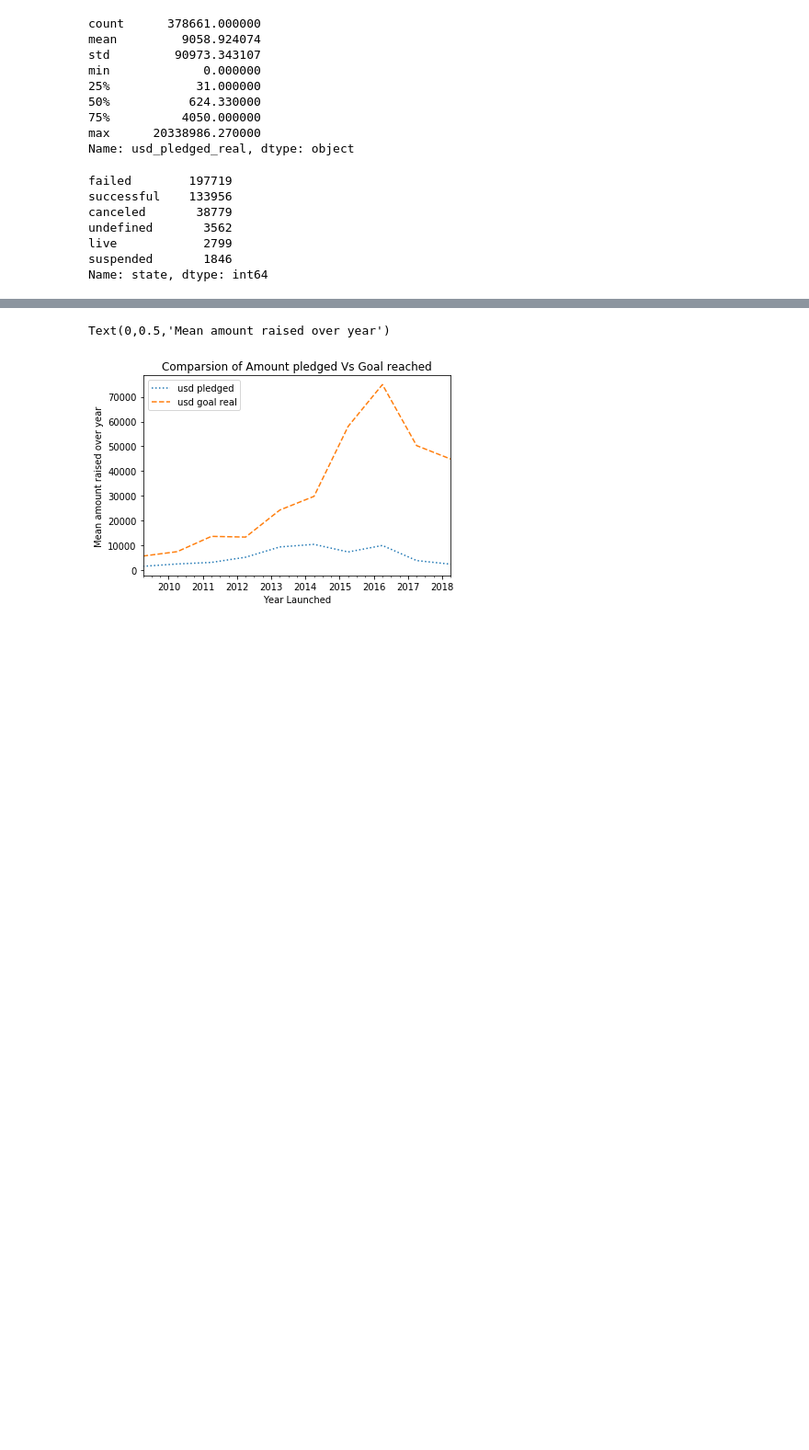
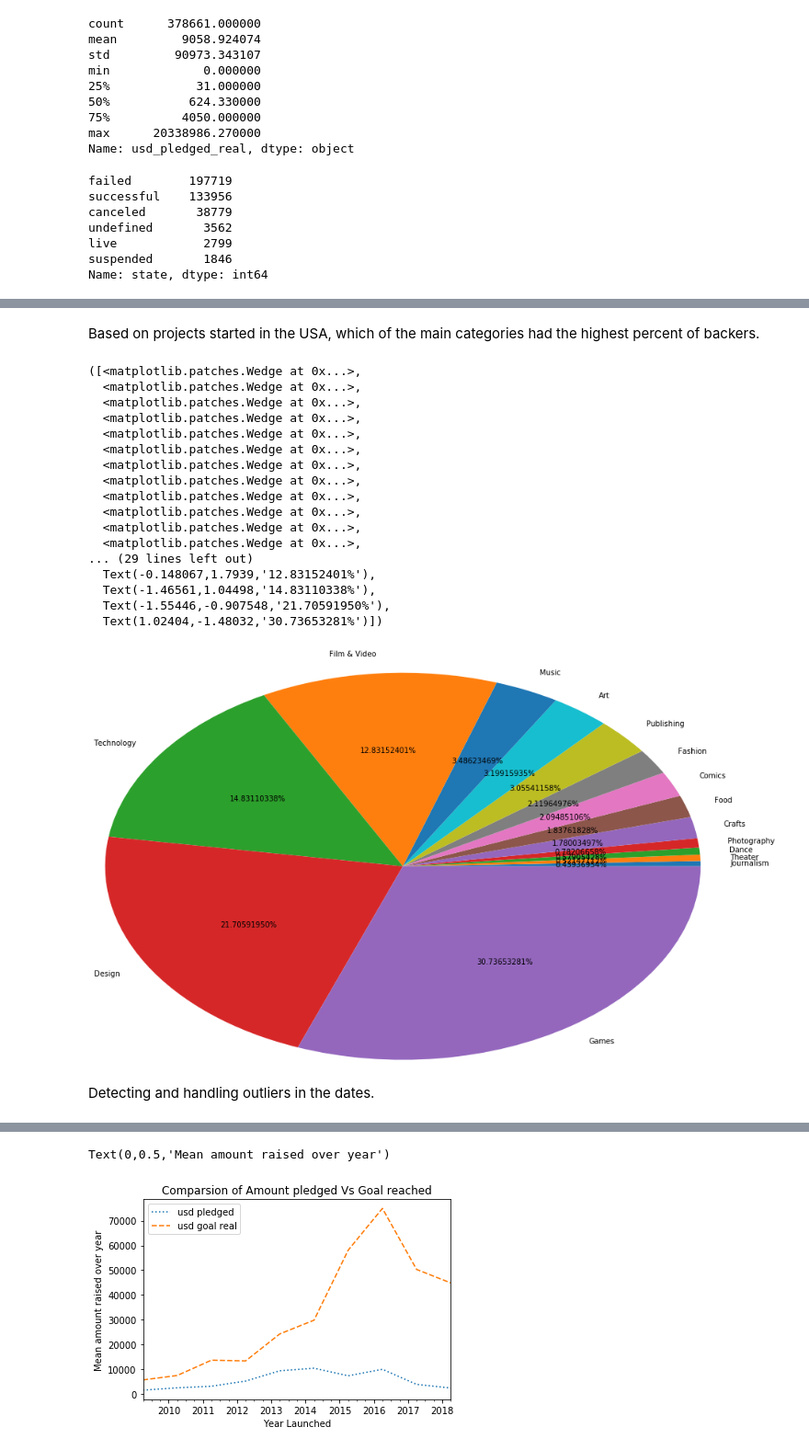
Before and after one commit to geekyinsights/portfolio_notebooks, a Jupyter notebook: kickstarter/Exploratory Data analysis of KickStarter Kaggle Dataset.ipynb, the cells around one changed output, grey strips where cells are left out. Shown: that part at 92% size. Drawn from its saved outputs; the diff is of its cells as text; code cells hidden in the pictures; blank space fills up the shorter version.

```diff
--- a/kickstarter/Exploratory Data analysis of KickStarter Kaggle Dataset.ipynb
+++ b/kickstarter/Exploratory Data analysis of KickStarter Kaggle Dataset.ipynb
@@ -600,0 +343,2 @@ plt.show()
+# %% [markdown]
+Based on projects started in the USA, which of the main categories had the highest percent of backers.
@@ -600,0 +348,23 @@ plt.show()
+# %%
+plt.pie(sum_of_backers_by_categories['backers'], labels=sum_of_backers_by_categories['main_category'], radius=3, autopct='%.8f%%')
+# %% [output]
+([<matplotlib.patches.Wedge at 0x...>,
+  <matplotlib.patches.Wedge at 0x...>,
+  <matplotlib.patches.Wedge at 0x...>,
+  <matplotlib.patches.Wedge at 0x...>,
+  <matplotlib.patches.Wedge at 0x...>,
+  <matplotlib.patches.Wedge at 0x...>,
+  <matplotlib.patches.Wedge at 0x...>,
+  <matplotlib.patches.Wedge at 0x...>,
+  <matplotlib.patches.Wedge at 0x...>,
+  <matplotlib.patches.Wedge at 0x...>,
+  <matplotlib.patches.Wedge at 0x...>,
+  <matplotlib.patches.Wedge at 0x...>,
+... (29 lines left out)
+  Text(-0.148067,1.7939,'12.83152401%'),
+  Text(-1.46561,1.04498,'14.83110338%'),
+  Text(-1.55446,-0.907548,'21.70591950%'),
+  Text(1.02404,-1.48032,'30.73653281%')])
+[figure, added]
+# %% [markdown]
+Detecting and handling outliers in the dates.
```
Also changed, not shown: parts of 60 cells of this notebook, 1 other file.
